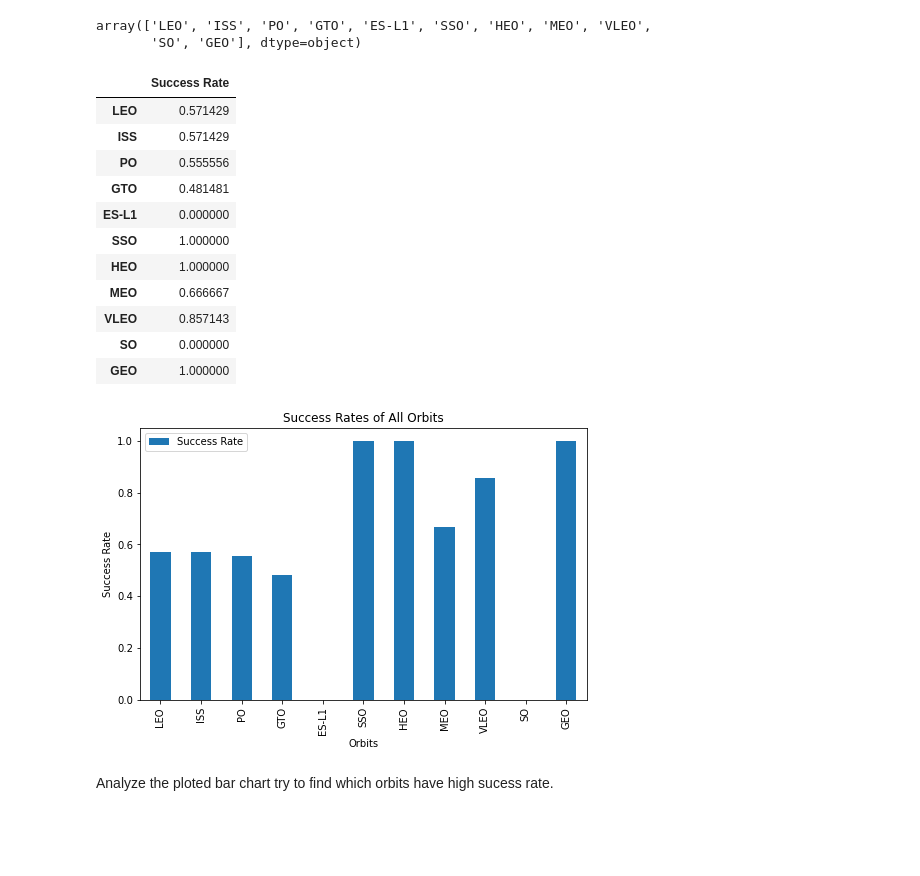
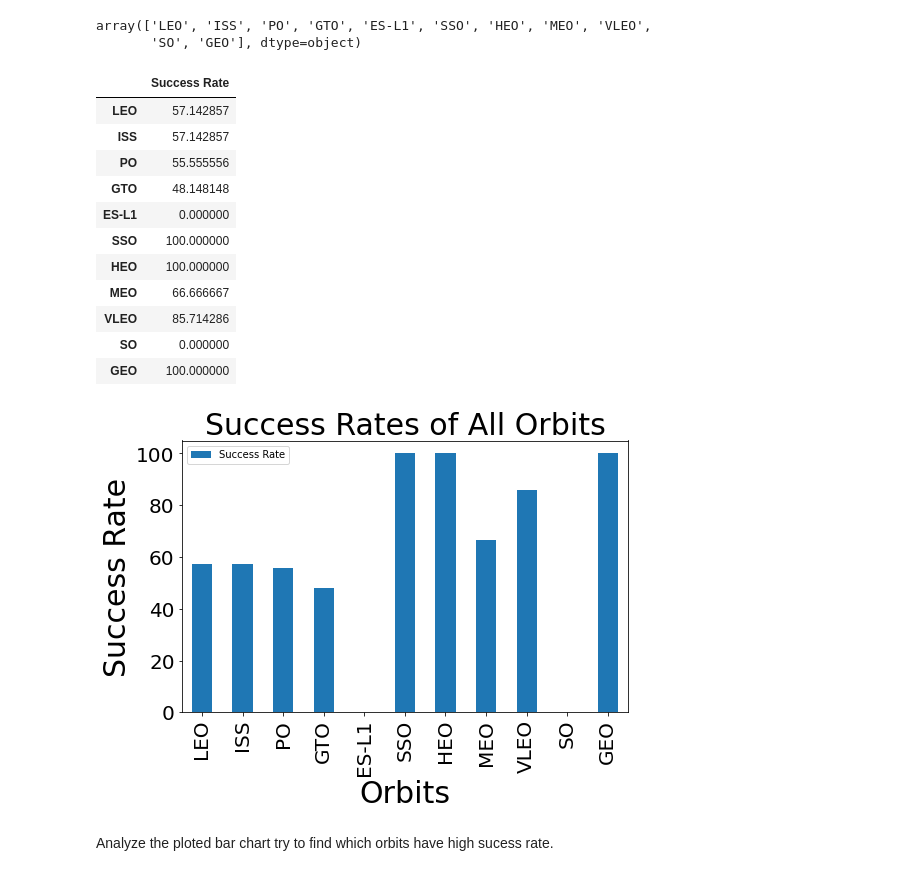
Before and after one commit to Kantarelis/IBM-Data-Science-Professional-Certificate, a Jupyter notebook: SpaceY-EDA_Datavizualization-Part3b.ipynb, the cells around one changed output. Drawn from its saved outputs; the diff is of its cells as text; code cells hidden in the pictures; blank space fills up the shorter version.

```diff
--- a/SpaceY-EDA_Datavizualization-Part3b.ipynb
+++ b/SpaceY-EDA_Datavizualization-Part3b.ipynb
@@ -201,17 +205,17 @@ else:
     geo_tot = 0
 # %%
 # Calculating their succes rate accordingly
-succ_rate_leo  = leo_true / leo_tot
-succ_rate_iss  = iss_true / iss_tot
-succ_rate_po   = po_true / po_tot
-succ_rate_gto  = gto_true / gto_tot
-succ_rate_esl1 = esl1_true / esl1_tot
-succ_rate_sso  = sso_true / sso_tot
-succ_rate_heo  = heo_true / heo_tot
-succ_rate_meo  = meo_true / meo_tot
-succ_rate_vleo = vleo_true / vleo_tot
-succ_rate_so   = so_true / so_tot
-succ_rate_geo  = geo_true / geo_tot
+succ_rate_leo  = (leo_true / leo_tot) * 100
+succ_rate_iss  = (iss_true / iss_tot) * 100
+succ_rate_po   = (po_true / po_tot) * 100
+succ_rate_gto  = (gto_true / gto_tot) * 100
+succ_rate_esl1 = (esl1_true / esl1_tot) * 100
+succ_rate_sso  = (sso_true / sso_tot) * 100
+succ_rate_heo  = (heo_true / heo_tot) * 100
+succ_rate_meo  = (meo_true / meo_tot) * 100
+succ_rate_vleo = (vleo_true / vleo_tot) * 100
+succ_rate_so   = (so_true / so_tot) * 100
+succ_rate_geo  = (geo_true / geo_tot) * 100
 success_rate = [succ_rate_leo, succ_rate_iss, succ_rate_po, succ_rate_gto, succ_rate_esl1, succ_rate_sso, succ_rate_heo, succ_rate_meo, succ_rate_vleo, succ_rate_so, succ_rate_geo]
 # %%
 orbit_pandas = pd.DataFrame(success_rate)
@@ -220,30 +224,30 @@ orbit_pandas.index=['LEO', 'ISS', 'PO', 'GTO', 'ES-L1', 'SSO', 'HEO', 'MEO', 'VL
 orbit_pandas
 # %% [output]
 |  | Success Rate |
-| LEO | 0.571429 |
-| ISS | 0.571429 |
-| PO | 0.555556 |
-| GTO | 0.481481 |
+| LEO | 57.142857 |
+| ISS | 57.142857 |
+| PO | 55.555556 |
+| GTO | 48.148148 |
 | ES-L1 | 0.000000 |
-| SSO | 1.000000 |
-| HEO | 1.000000 |
-| MEO | 0.666667 |
-| VLEO | 0.857143 |
+| SSO | 100.000000 |
+| HEO | 100.000000 |
+| MEO | 66.666667 |
+| VLEO | 85.714286 |
 | SO | 0.000000 |
-| GEO | 1.000000 |
+| GEO | 100.000000 |
 # %%
 # HINT use groupby method on Orbit column and get the mean of Class column
 
 # All completed missions:
-orbit_pandas.plot(kind='bar',
-                figsize=(8, 5))
-
-plt.title('Success Rates of All Orbits')
-plt.xlabel('Orbits')
-plt.ylabel('Success Rate')
+orbit_pandas.plot(kind='bar',figsize=(8, 5))
+plt.title('Success Rates of All Orbits', fontsize=30)
+plt.xlabel('Orbits', fontsize=30)
+plt.ylabel('Success Rate', fontsize=30)
+plt.xticks(fontsize=20)
+plt.yticks(fontsize=20)
 plt.show()
 # %% [output]
-[figure, old version]
+[figure, new version]
 # %% [markdown]
 Analyze the ploted bar chart try to find which orbits have high sucess rate.
 # %% [markdown]
```
Also changed, not shown: parts of 8 cells of this notebook.
